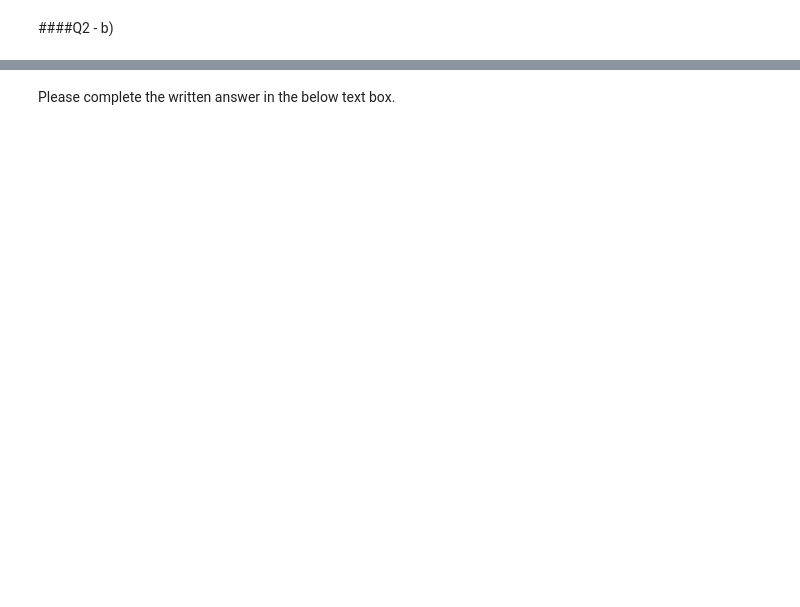
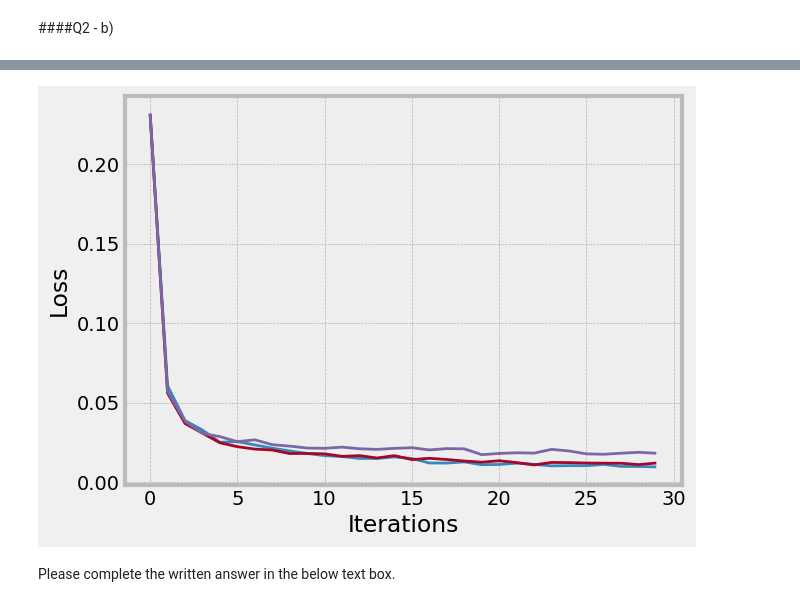
Before and after one commit to kina19131/DS_BigData-ML, a Jupyter notebook: submit/MIE524_A2.ipynb, the cells around one changed output, grey strips where cells are left out. Saved outputs shown, nothing was run; the diff lists cells and outputs as text; code cells hidden in the pictures; blank space fills up the shorter version.

Commit message:
I fought through concussion to make this submission, I hope it pays off :pray_emoji

```diff
--- a/submit/MIE524_A2.ipynb
+++ b/submit/MIE524_A2.ipynb
@@ -165,3 +404,6 @@ Please complete the written answer in the below text box.
 ####Q2 - b)
 # %%
 # YOUR CODE for extracting the latent representations for completing Q2 - b)
+
+# pass through the encoder to extract the latent representations
+latent_rep = my_ae.encoder(minist_test_data.data.view(-1, 28 * 28).float())
@@ -176,0 +449,85 @@ sk_clf = RandomForestClassifier(n_estimators = 20, max_features = 20,
+# %%
+# YOUR CODE for changing latent space dimensions and retraining your autoencoder.
+# Retrain your autoencoder with three different latent space dimensions and compare the performance of the different models.
+
+import time
+
+## ================== 1 ================== ##
+# change the latent space dimensions
+my_ae = my_AutoEncoder(latent_dim=32)
+outputs, losses = my_ae.train()
+
+# plot loss
+plt.style.use('bmh')
+plt.xlabel('Iterations')
+plt.ylabel('Loss')
+plt.plot(losses, label='latent_dim_32')
+print(f"final MSE for latent_dim_32: {losses[-1]}")
+
+# extract the latent representations
+latent_rep = my_ae.encoder(minist_test_data.data.view(-1, 28 * 28).float())
+# print(latent_rep.shape)
+# train and predict random forest model on the latent representations
+start_time = time.time()
+sk_clf.fit(latent_rep.detach().numpy(), minist_test_data.targets)
+end_time = time.time()
+y_pred = sk_clf.predict(latent_rep.detach().numpy())
+
+# evaluate
+accuracy = accuracy_score(minist_test_data.targets, y_pred)
+print(f"Accuracy of the model with latent_dim 32 is: {accuracy}")
+print(f"Time Taken for latent_dim 32: {end_time-start_time}")
+
+## ================== 2 ================== ##
+# change the latent space dimensions
+my_ae = my_AutoEncoder(latent_dim=16)
+outputs, losses = my_ae.train() # retrain
+
+# plot loss
+plt.style.use('bmh')
+plt.xlabel('Iterations')
+plt.ylabel('Loss')
+plt.plot(losses, label='latent_dim_16')
+print(f"final MSE for latent_dim_16: {losses[-1]}")
+
+# extract the latent representations
+latent_rep = my_ae.encoder(minist_test_data.data.view(-1, 28 * 28).float())
+# print(latent_rep.shape)
+# train and predict random forest model on the latent representations
+start_time = time.time()
+sk_clf.fit(latent_rep.detach().numpy(), minist_test_data.targets)
+end_time = time.time()
+y_pred = sk_clf.predict(latent_rep.detach().numpy())
+
+# evaluate
+accuracy = accuracy_score(minist_test_data.targets, y_pred)
+print(f"Accuracy of the model with latent_dim 16 is: {accuracy}")
+
+print(f"Time Taken for latent_dim 16: {end_time-start_time}")
+
+## ================== 3 ================== ##
+# change the latent space dimensions
+my_ae = my_AutoEncoder(latent_dim=8)
+outputs, losses = my_ae.train() # retrain
+
+# plot loss
+plt.style.use('bmh')
+plt.xlabel('Iterations')
+plt.ylabel('Loss')
+plt.plot(losses, label='latent_dim_8')
+print(f"final MSE for latent_dim_8: {losses[-1]}")
+
+# extract the latent representations
+latent_rep = my_ae.encoder(minist_test_data.data.view(-1, 28 * 28).float())
+# print(latent_rep.shape)
+# train and predict random forest model on the latent representations
+start_time = time.time()
+sk_clf.fit(latent_rep.detach().numpy(), minist_test_data.targets)
+end_time = time.time()
+y_pred = sk_clf.predict(latent_rep.detach().numpy())
+
+# accuracy
+accuracy = accuracy_score(minist_test_data.targets, y_pred)
+print(f"Accuracy of the model with latent_dim 8 is: {accuracy}")
+print(f"Time Taken for latent_dim 8: {end_time-start_time}")
+# %% [output]
@@ -177,2 +543,3 @@ sk_clf = RandomForestClassifier(n_estimators = 20, max_features = 20,
+[figure, added]
 # %% [markdown]
 Please complete the written answer in the below text box.
```
Also changed, not shown: parts of 24 cells of this notebook.
